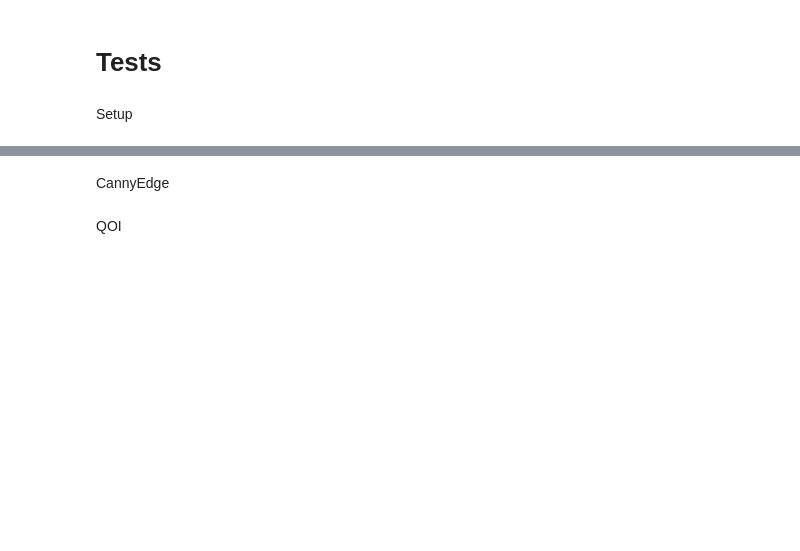
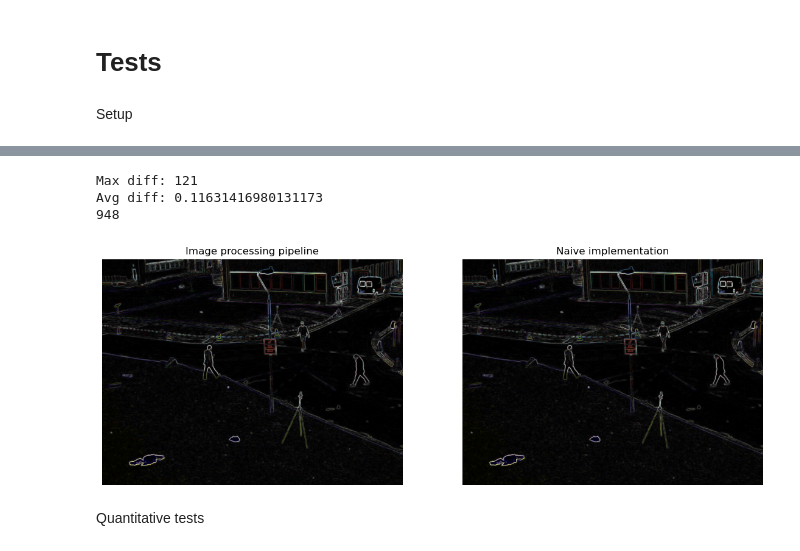
Before and after one commit to EmilStevnsborg/PUK, a Jupyter notebook: project/tests_pybind/tests.ipynb, the cells around one changed output, grey strips where cells are left out. Saved outputs shown, nothing was run; the diff lists cells and outputs as text; code cells hidden in the pictures; blank space fills up the shorter version.

```diff
--- a/project/tests_pybind/tests.ipynb
+++ b/project/tests_pybind/tests.ipynb
@@ -81,10 +77,13 @@ Test cases
+# %%
+functions = ["median_blur", "gaussian_blur", "sobel", "canny_edge"]
+function_type = functions[2]
 # %%
 if device:
     image = np.zeros(shape=(channels*rows*cols), dtype=np.uint8)
     host.Sanity(image)
     image = image.reshape((rows, cols, channels))
 else:
-    image_path = "Background_Subtraction_Tutorial_frame_1.png"
+    image_path = "qualititative/qualititative.png"
     image = cv2.imread(image_path)
 
     flat_image = image.flatten()
@@ -133,9 +91,0 @@ Sobel
-# %%
-host_output = np.zeros(shape=(channels*rows*cols), dtype=np.uint8)
-
-host.Sobel(host_output)
-host_output = host_output.reshape((rows, cols, channels))
-
-naive_output = sobel_min_max(image)
-
-check_correctness(y_pred=host_output, y=naive_output)
@@ -148,2 +91,0 @@ True
-# %% [markdown]
-CannyEdge
@@ -162,2 +91,0 @@ CannyEdge
-# %% [markdown]
-QOI
@@ -167,0 +92,62 @@ QOI
+# %%
+match function_type:
+    case "median_blur":
+        kernel_height, kernel_width = 3, 3
+
+        host_output = np.zeros(shape=(channels*rows*cols), dtype=np.uint16)
+        host.MedianBlur(host_output, kernel_height, kernel_width)
+        host_output = host_output.reshape((rows, cols, channels))
+
+        naive_output = median_blur(image, kernel_height, kernel_width)
+
+        check_correctness("qualititative/median_blur/",
+                          y_pred=min_max_normalize(host_output),
+                          y=min_max_normalize(naive_output))
+    case "gaussian_blur":
+        kernel_height, kernel_width = 5, 5
+        sigma_x, sigma_y = 1, 1
+
+        host_output = np.zeros(shape=(channels*rows*cols), dtype=np.uint8)
+        host.GaussianBlur(host_output,
+                          kernel_height, kernel_width,
+                          sigma_x, sigma_y)
+        host_output = host_output.reshape((rows, cols, channels))
+
+        naive_output = gaussian_blur(image, kernel_height, kernel_width, sigma_x, sigma_y)
+
+        check_correctness("qualititative/gaussian_blur/", y_pred=host_output, y=naive_output)
+    case "sobel":
+        host_output = np.zeros(shape=(channels*rows*cols), dtype=np.uint16)
+        host.Sobel(host_output)
+        host_output = host_output.reshape((rows, cols, channels))
+
+        x = cv2.Sobel(image.astype(np.uint16),
+                      cv2.CV_64F, 1, 0, 3)
+        y = cv2.Sobel(image.astype(np.uint16),
+                      cv2.CV_64F, 0, 1, 3)
+
+        naive_output = np.sqrt(x**2 + y**2)
+
+        check_correctness("qualititative/sobel/",
+                          y_pred=min_max_normalize(host_output),
+                          y=min_max_normalize(naive_output))
+    case "canny_edge":
+        lowThreshold = 40
+        highThreshold = 60
+
+        host_output = np.zeros(shape=(1*rows*cols), dtype=np.uint8)
+        host.CannyEdge(host_output, lowThreshold, highThreshold)
+        host_output = host_output.reshape((rows, cols, 1))
+
+        # the thresholds are approxiamtely inverse min-max normalized wrt. gradient magnitudes
+        naive_output = cv2.Canny(cv2.cvtColor(image, cv2.COLOR_BGR2GRAY),
+                                 lowThreshold*3, highThreshold*3).reshape((rows, cols, 1))
+
+        check_correctness("qualititative/canny_edge/", y_pred=host_output, y=naive_output)
+# %% [output]
+Max diff: 121
+Avg diff: 0.11631416980131173
+948
+[figure, added]
+# %% [markdown]
+Quantitative tests
```
Also changed, not shown: parts of 18 cells of this notebook, 29 other files.
